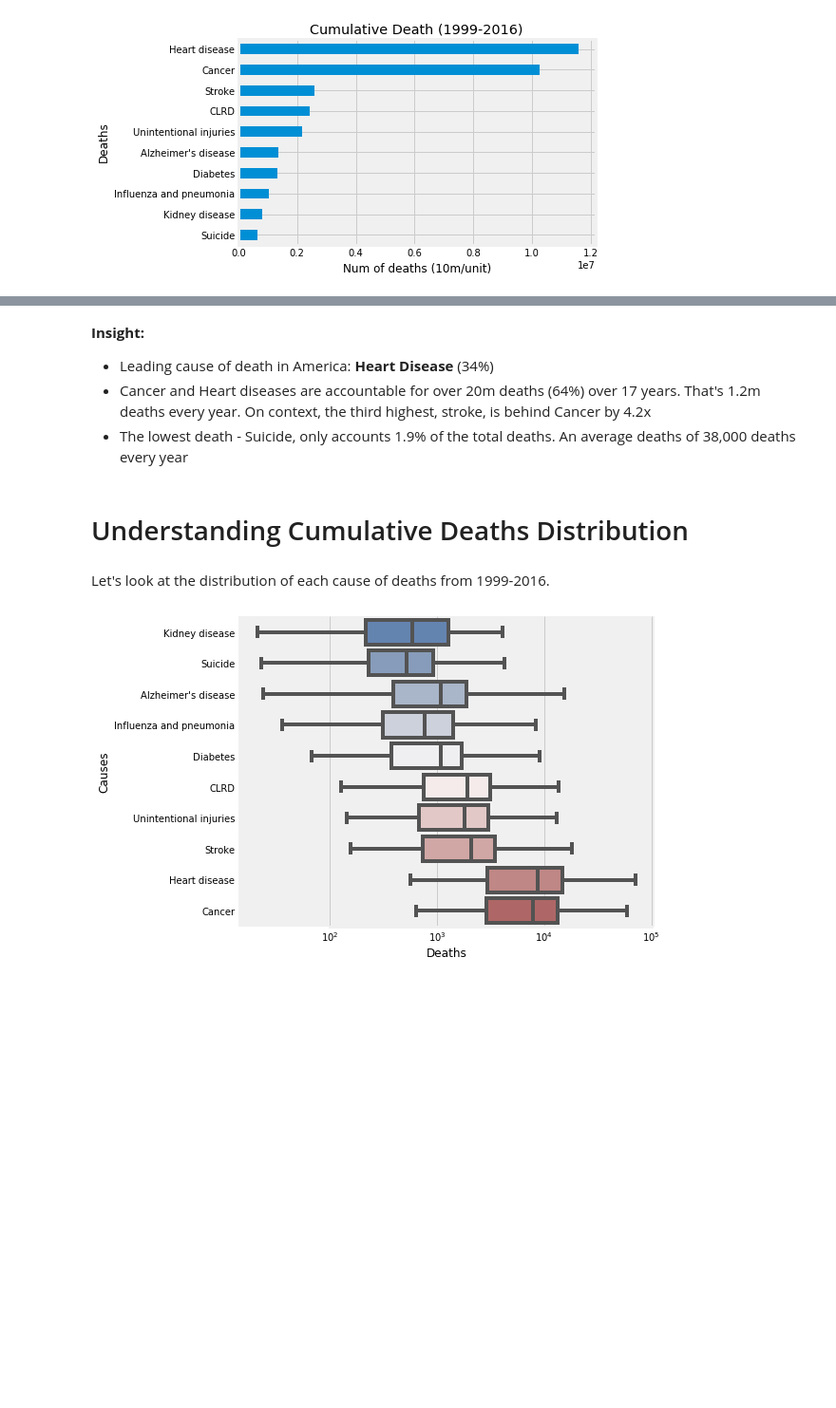
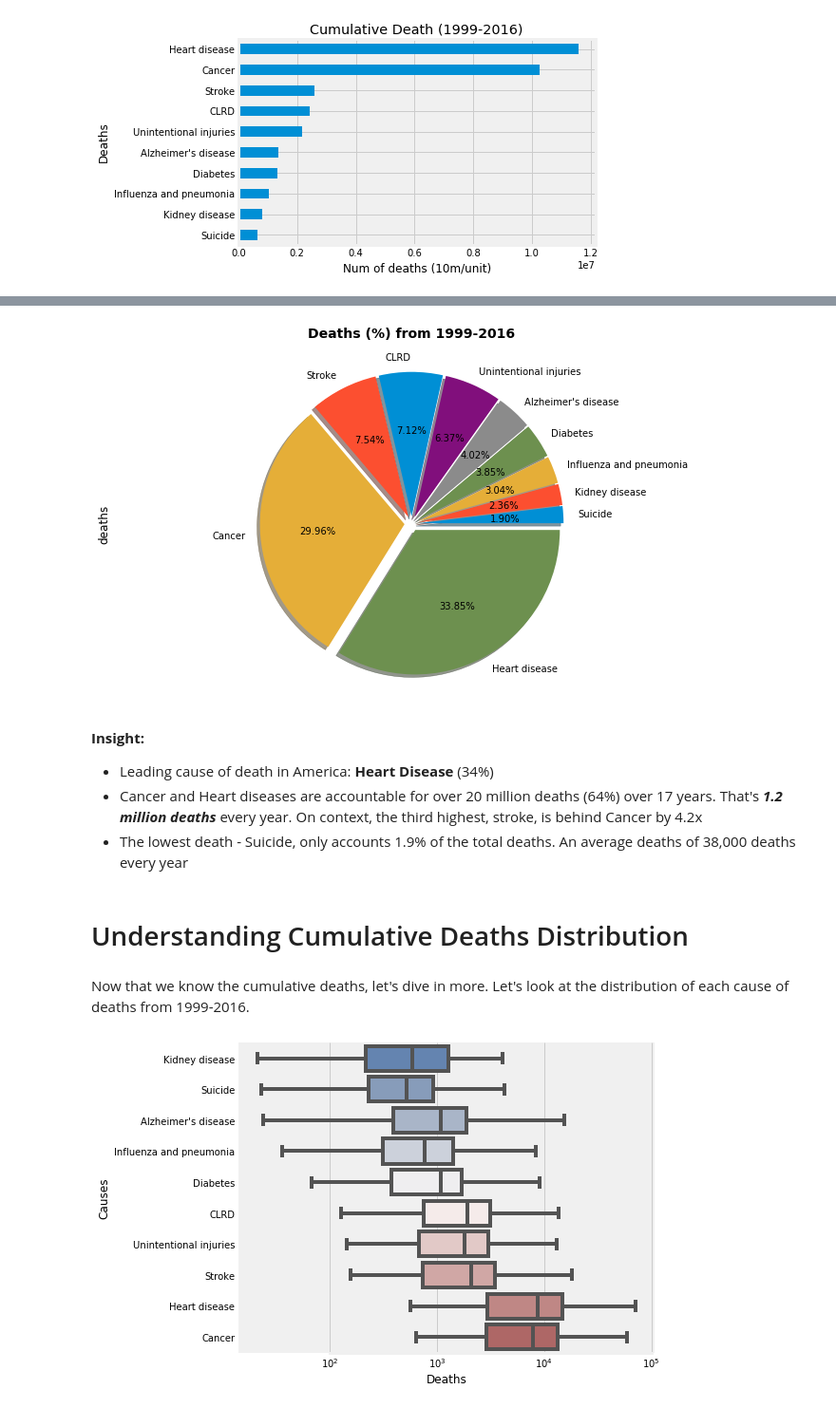
Before and after one commit to IcedLemonTea0/Exploratory-Analysis-National-Center-for-Health-Statistics-1999-2016-, a Jupyter notebook: NCHS - Analysis.ipynb, the cells around one changed output, grey strips where cells are left out. Shown at 95% size. Drawn from its saved outputs; the diff is of its cells as text; code cells hidden in the pictures; blank space fills up the shorter version.

```diff
--- a/NCHS - Analysis.ipynb
+++ b/NCHS - Analysis.ipynb
@@ -206,11 +204,23 @@ percentage_cumulative_deaths
+# %%
+#Pie chart
+explode = (.05,.05,.05,.05,.05,.05,.05,.05,.05,.05)
+
+fig = plt.figure(figsize=(10,7))
+plt.gca().axis("equal")
+total_death_by_cause.plot(kind = 'pie',explode=explode,shadow=True,autopct='%1.2f%%',fontsize=10,radius=1)
+plt.title('Deaths (%) from 1999-2016', weight='bold', size=14)
+plt.show()
+# %% [output]
+[figure, added]
 # %% [markdown]
 **Insight:**
 * Leading cause of death in America: **Heart Disease** (34%)
-* Cancer and Heart diseases are accountable for over 20m deaths (64%) over 17 years. That's 1.2m deaths every year. On context, the third highest, stroke, is behind Cancer by 4.2x
+* Cancer and Heart diseases are accountable for over 20 million deaths (64%) over 17 years. That's ___1.2 million deaths___ every year. On context, the third highest, stroke, is behind Cancer by 4.2x
 * The lowest death - Suicide, only accounts 1.9% of the total deaths. An average deaths of 38,000 deaths every year
 # %% [markdown]
 # Understanding Cumulative Deaths Distribution
 # %% [markdown]
+Now that we know the cumulative deaths, let's dive in more.
 Let's look at the distribution of each cause of deaths from 1999-2016.
 # %%
 f, ax = plt.subplots(figsize=(7, 6))
```
Also changed, not shown: parts of 25 cells of this notebook.
